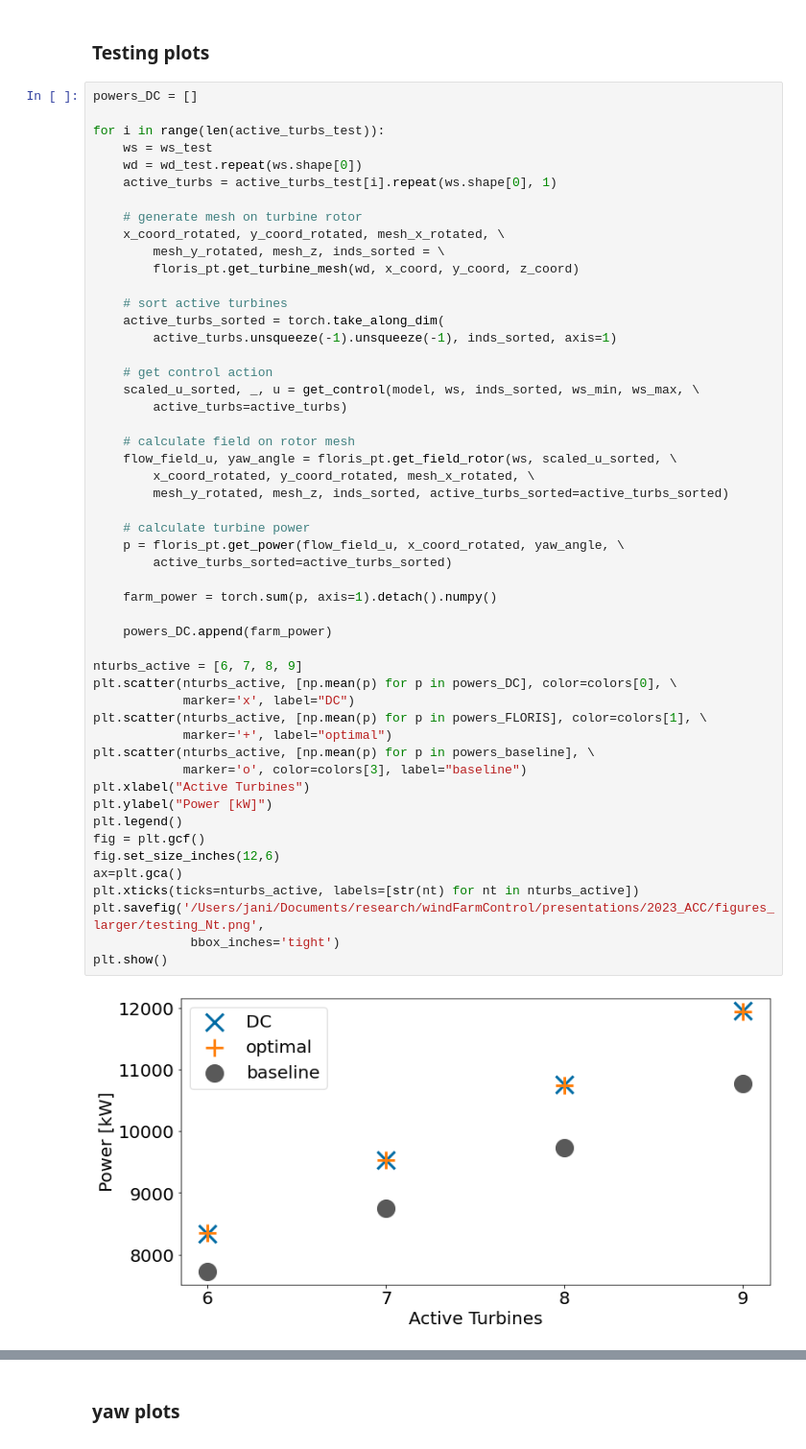
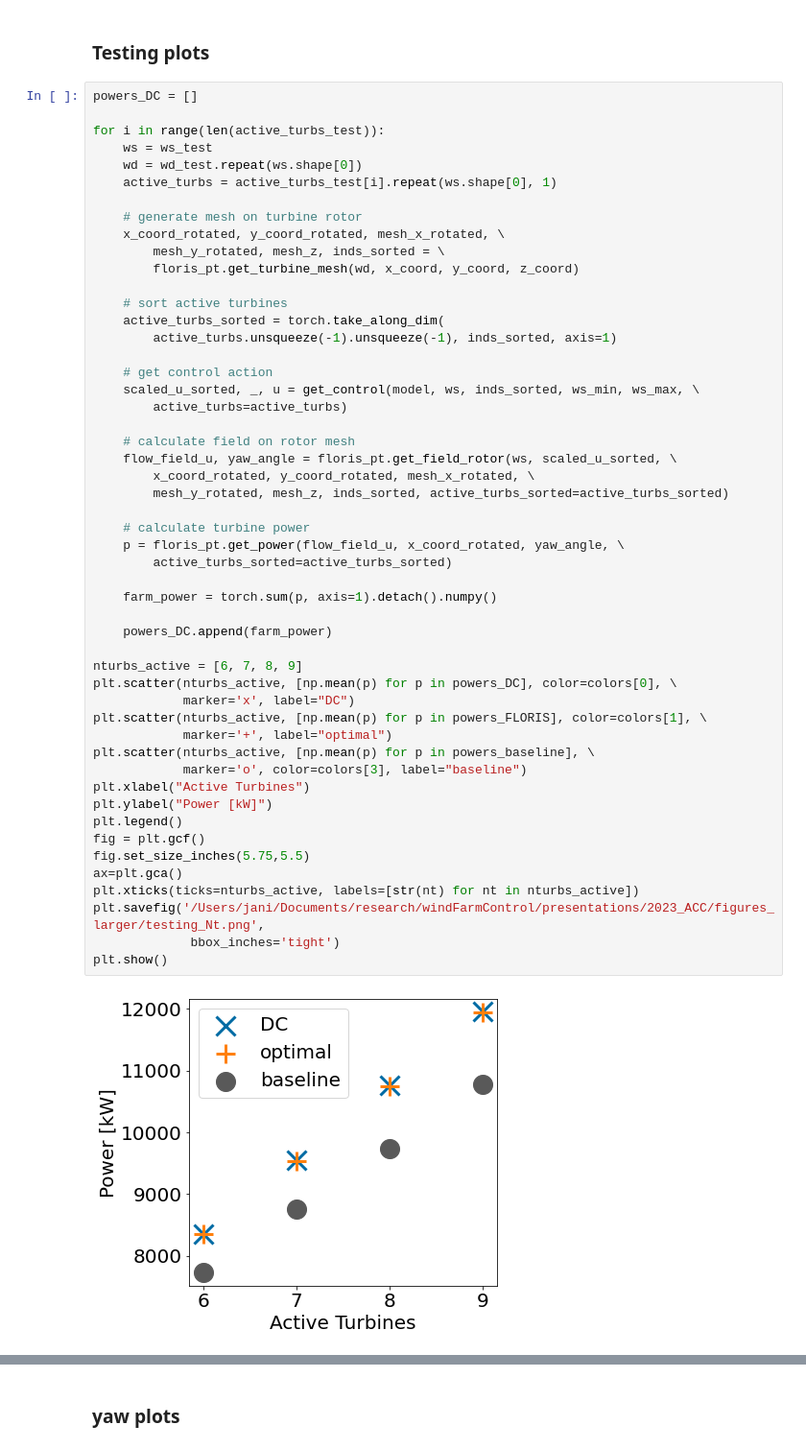
Before and after one commit to janiadcock/floris_torch, a Jupyter notebook: ACC.ipynb, the cells around one changed output, grey strips where cells are left out. Shown at 96% size. Cells and saved outputs as stored; diff of their text form.

Commit message:
update plots

```diff
--- a/ACC.ipynb
+++ b/ACC.ipynb
@@ -431,35 +431,35 @@ for i in range(len(active_turbs_test)):
     # calculate field on rotor mesh
     flow_field_u, yaw_angle = floris_pt.get_field_rotor(ws, scaled_u_sorted, \
         x_coord_rotated, y_coord_rotated, mesh_x_rotated, \
         mesh_y_rotated, mesh_z, inds_sorted, active_turbs_sorted=active_turbs_sorted)
 
     # calculate turbine power
     p = floris_pt.get_power(flow_field_u, x_coord_rotated, yaw_angle, \
         active_turbs_sorted=active_turbs_sorted)
 
     farm_power = torch.sum(p, axis=1).detach().numpy()
 
     powers_DC.append(farm_power)
 
 nturbs_active = [6, 7, 8, 9]
 plt.scatter(nturbs_active, [np.mean(p) for p in powers_DC], color=colors[0], \
             marker='x', label="DC")
 plt.scatter(nturbs_active, [np.mean(p) for p in powers_FLORIS], color=colors[1], \
             marker='+', label="optimal")
 plt.scatter(nturbs_active, [np.mean(p) for p in powers_baseline], \
             marker='o', color=colors[3], label="baseline")
 plt.xlabel("Active Turbines")
 plt.ylabel("Power [kW]")
 plt.legend()
 fig = plt.gcf()
-fig.set_size_inches(12,6)
+fig.set_size_inches(5.75,5.5)
 ax=plt.gca()
 plt.xticks(ticks=nturbs_active, labels=[str(nt) for nt in nturbs_active])
 plt.savefig('/Users/jani/Documents/research/windFarmControl/presentations/2023_ACC/figures_larger/testing_Nt.png',
              bbox_inches='tight')
 plt.show()
 # %% [output]
-[figure, old version]
+[figure, new version]
 # %%
 def t_to_ws(ps_t):
     ps_ws = np.zeros(len(ws_test))
```
Also changed, not shown: parts of 4 cells of this notebook.
